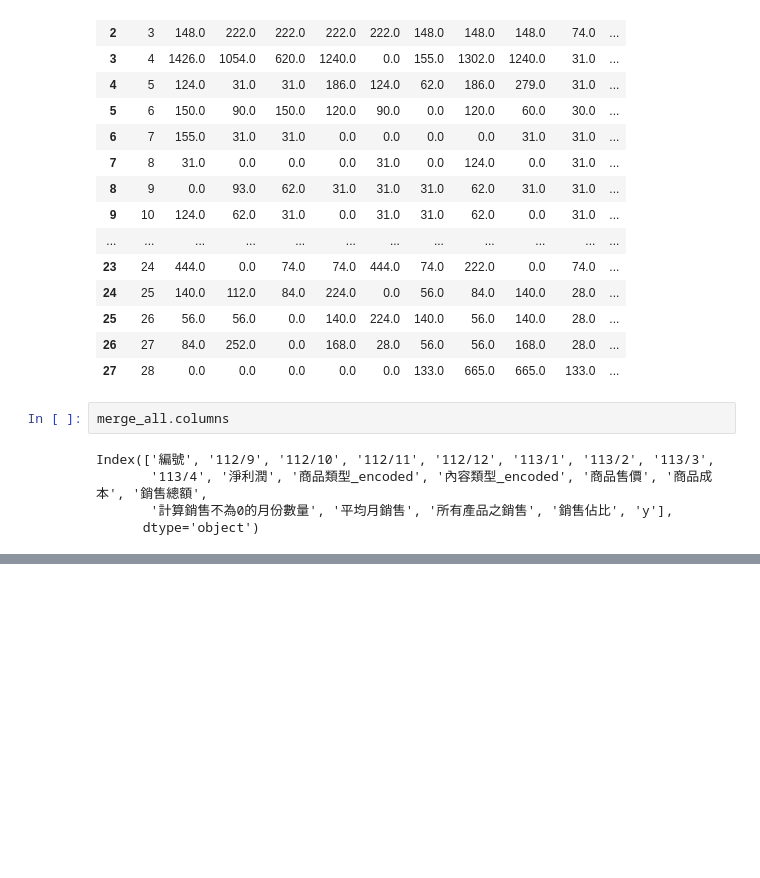
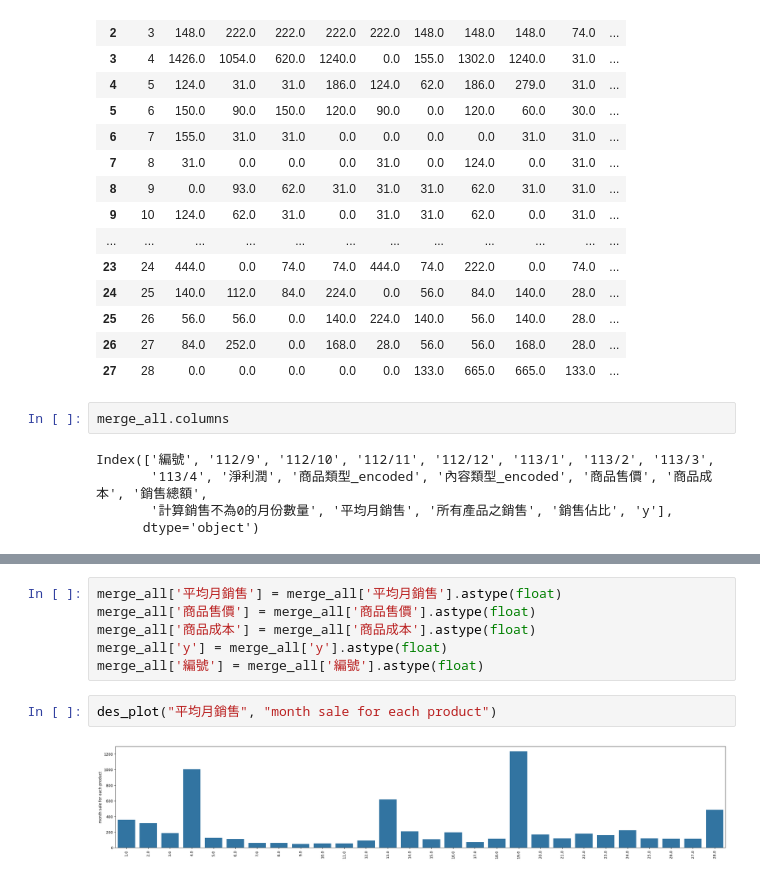
Before and after one commit to junweichen1999/brand_product_sale_analysis, a Jupyter notebook: anal_product.ipynb, the cells around one changed output, grey strips where cells are left out. Saved outputs shown, nothing was run; the diff lists cells and outputs as text; blank space fills up the shorter version.

```diff
--- a/anal_product.ipynb
+++ b/anal_product.ipynb
@@ -347,0 +402,10 @@ Index(['編號', '112/9', '112/10', '112/11', '112/12', '113/1', '113/2', '113/3
+# %%
+merge_all['平均月銷售'] = merge_all['平均月銷售'].astype(float)
+merge_all['商品售價'] = merge_all['商品售價'].astype(float)
+merge_all['商品成本'] = merge_all['商品成本'].astype(float)
+merge_all['y'] = merge_all['y'].astype(float)
+merge_all['編號'] = merge_all['編號'].astype(float)
+# %%
+des_plot("平均月銷售", "month sale for each product")
+# %% [output]
+[figure, added]
```
Also changed, not shown: parts of 8 cells of this notebook.
